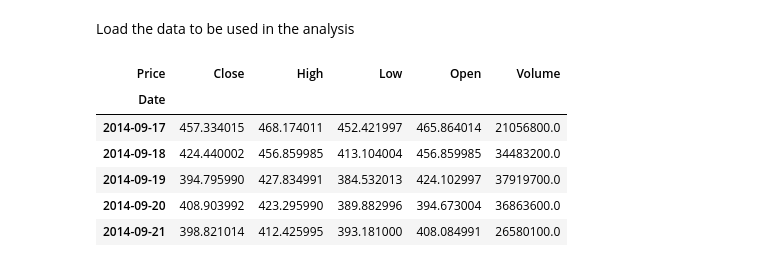
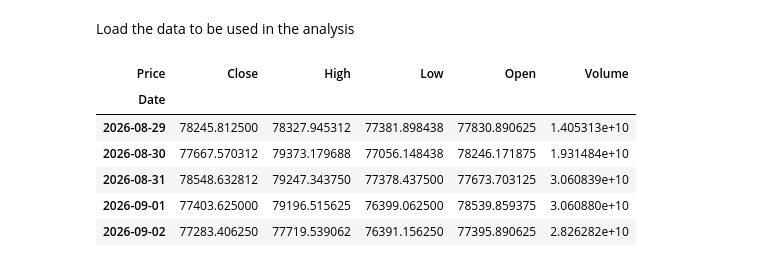
Before and after one commit to joshyspittle/Machine-Learning-Volatility, a Jupyter notebook: volatility_forecast.ipynb, the cells around one changed output. Cells and saved outputs as stored; diff of their text form; code cells hidden in the pictures.

```diff
--- a/volatility_forecast.ipynb
+++ b/volatility_forecast.ipynb
@@ -29,15 +30,15 @@ Load the data to be used in the analysis
 # %%
 asset = 'BTC'
 
 ohlcv = load_data(paths.CRYPTO_DATA_PARQUET, '1d')
 asset_ohlcv = ohlcv[asset].dropna()
 
-asset_ohlcv.head()
+asset_ohlcv.tail()
 # %% [output]
 | Price | Close | High | Low | Open | Volume |
 | Date |  |  |  |  |  |
-| 2014-09-17 | 457.334015 | 468.174011 | 452.421997 | 465.864014 | 21056800.0 |
-| 2014-09-18 | 424.440002 | 456.859985 | 413.104004 | 456.859985 | 34483200.0 |
-| 2014-09-19 | 394.795990 | 427.834991 | 384.532013 | 424.102997 | 37919700.0 |
-| 2014-09-20 | 408.903992 | 423.295990 | 389.882996 | 394.673004 | 36863600.0 |
-| 2014-09-21 | 398.821014 | 412.425995 | 393.181000 | 408.084991 | 26580100.0 |
+| 2026-08-29 | 78245.812500 | 78327.945312 | 77381.898438 | 77830.890625 | 1.405313e+10 |
+| 2026-08-30 | 77667.570312 | 79373.179688 | 77056.148438 | 78246.171875 | 1.931484e+10 |
+| 2026-08-31 | 78548.632812 | 79247.343750 | 77378.437500 | 77673.703125 | 3.060839e+10 |
+| 2026-09-01 | 77403.625000 | 79196.515625 | 76399.062500 | 78539.859375 | 3.060880e+10 |
+| 2026-09-02 | 77283.406250 | 77719.539062 | 76391.156250 | 77395.890625 | 2.826282e+10 |
```
Also changed, not shown: parts of 2 cells of this notebook.
